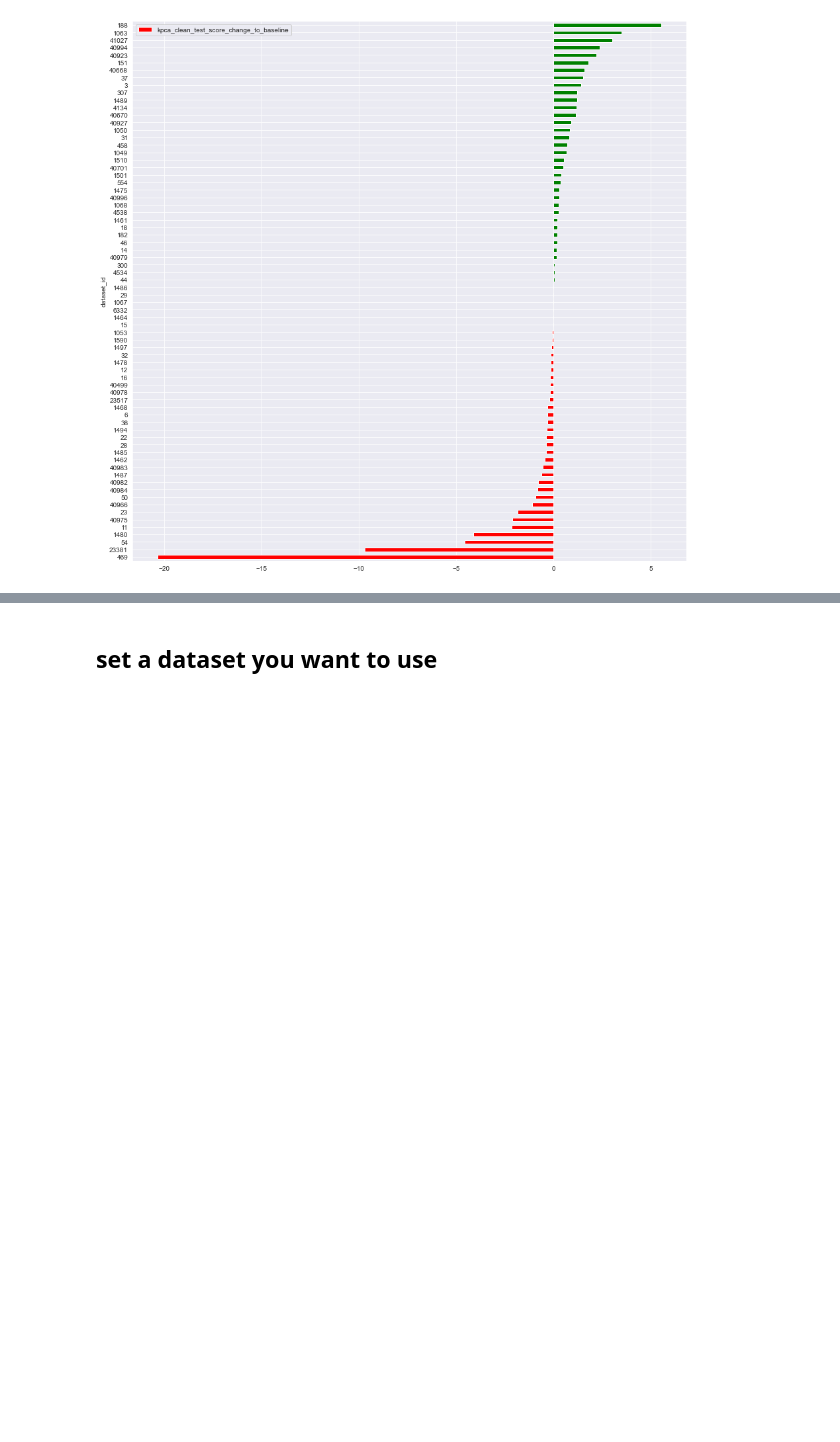
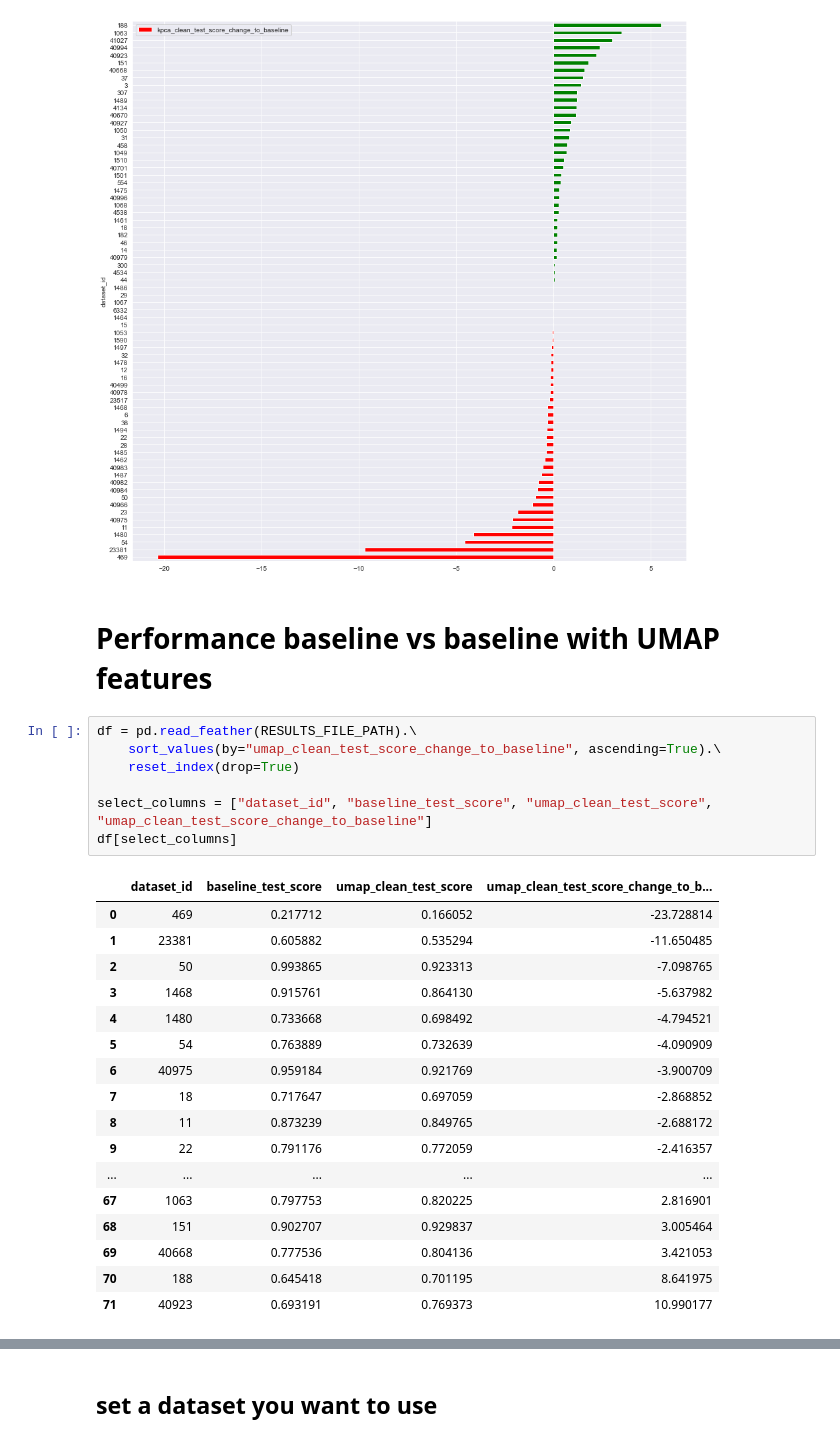
Before and after one commit to Wuuzzaa/thesis, a Jupyter notebook: src/results_plot.ipynb, the cells around one changed output, grey strips where cells are left out. Drawn from its saved outputs; the diff is of its cells as text; blank space fills up the shorter version.

```diff
--- a/src/results_plot.ipynb
+++ b/src/results_plot.ipynb
@@ -185,3 +194,30 @@ df.plot.\
 # %% [output]
 <AxesSubplot:ylabel='dataset_id'>
 [figure]
+# %% [markdown]
+# Performance baseline vs baseline with UMAP features
+# %%
+df = pd.read_feather(RESULTS_FILE_PATH).\
+    sort_values(by="umap_clean_test_score_change_to_baseline", ascending=True).\
+    reset_index(drop=True)
+
+select_columns = ["dataset_id", "baseline_test_score", "umap_clean_test_score", "umap_clean_test_score_change_to_baseline"]
+df[select_columns]
+# %% [output]
+|  | dataset_id | baseline_test_score | umap_clean_test_score | umap_clean_test_score_change_to_b... |
+| 0 | 469 | 0.217712 | 0.166052 | -23.728814 |
+| 1 | 23381 | 0.605882 | 0.535294 | -11.650485 |
+| 2 | 50 | 0.993865 | 0.923313 | -7.098765 |
+| 3 | 1468 | 0.915761 | 0.864130 | -5.637982 |
+| 4 | 1480 | 0.733668 | 0.698492 | -4.794521 |
+| 5 | 54 | 0.763889 | 0.732639 | -4.090909 |
+| 6 | 40975 | 0.959184 | 0.921769 | -3.900709 |
+| 7 | 18 | 0.717647 | 0.697059 | -2.868852 |
+| 8 | 11 | 0.873239 | 0.849765 | -2.688172 |
+| 9 | 22 | 0.791176 | 0.772059 | -2.416357 |
+| ... | ... | ... | ... | ... |
+| 67 | 1063 | 0.797753 | 0.820225 | 2.816901 |
+| 68 | 151 | 0.902707 | 0.929837 | 3.005464 |
+| 69 | 40668 | 0.777536 | 0.804136 | 3.421053 |
+| 70 | 188 | 0.645418 | 0.701195 | 8.641975 |
+| 71 | 40923 | 0.693191 | 0.769373 | 10.990177 |
```
Also changed, not shown: parts of 20 cells of this notebook.
